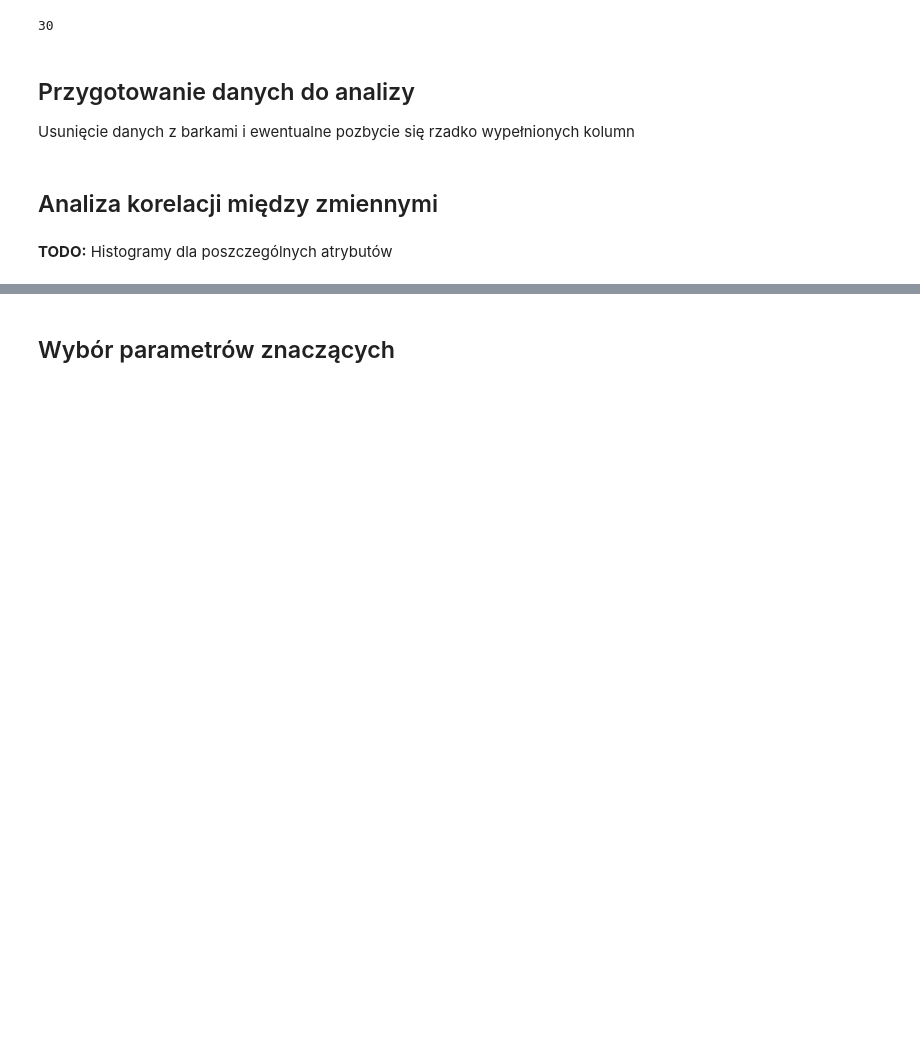
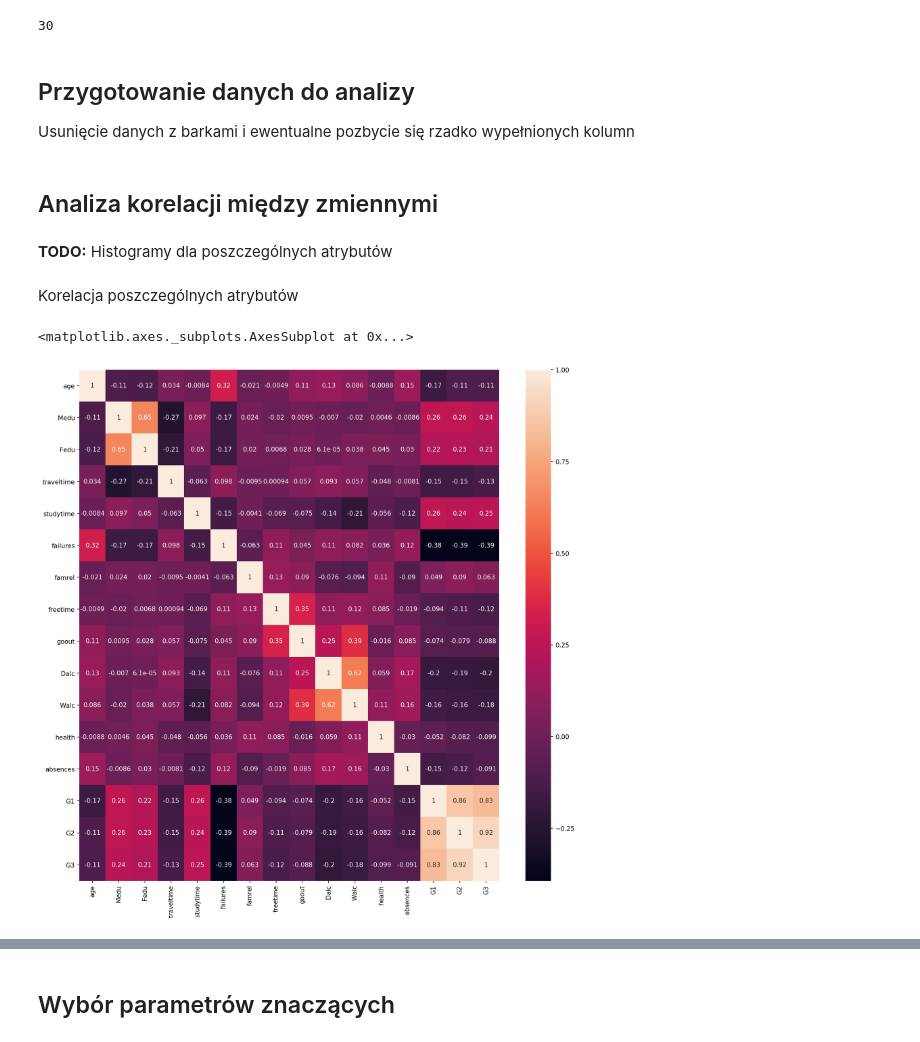
Before and after one commit to SiwyKrzysiek/przewidywanie-ocen, a Jupyter notebook: Realizacja projektu.ipynb, the cells around one changed output, grey strips where cells are left out. Drawn from its saved outputs; the diff is of its cells as text; code cells hidden in the pictures; blank space fills up the shorter version.

```diff
--- a/Realizacja projektu.ipynb
+++ b/Realizacja projektu.ipynb
@@ -59,3 +59,11 @@ Usunięcie danych z barkami i ewentualne pozbycie się rzadko wypełnionych kolu
 ## Analiza korelacji między zmiennymi
 # %% [markdown]
 **TODO:** Histogramy dla poszczególnych atrybutów
+# %% [markdown]
+Korelacja poszczególnych atrybutów
+# %%
+plt.figure(figsize=(15,15),dpi = 150)
+sns.heatmap(df.corr(),annot = df.corr())
+# %% [output]
+<matplotlib.axes._subplots.AxesSubplot at 0x...>
+[figure, added]
```
Also changed, not shown: parts of 5 cells of this notebook.
